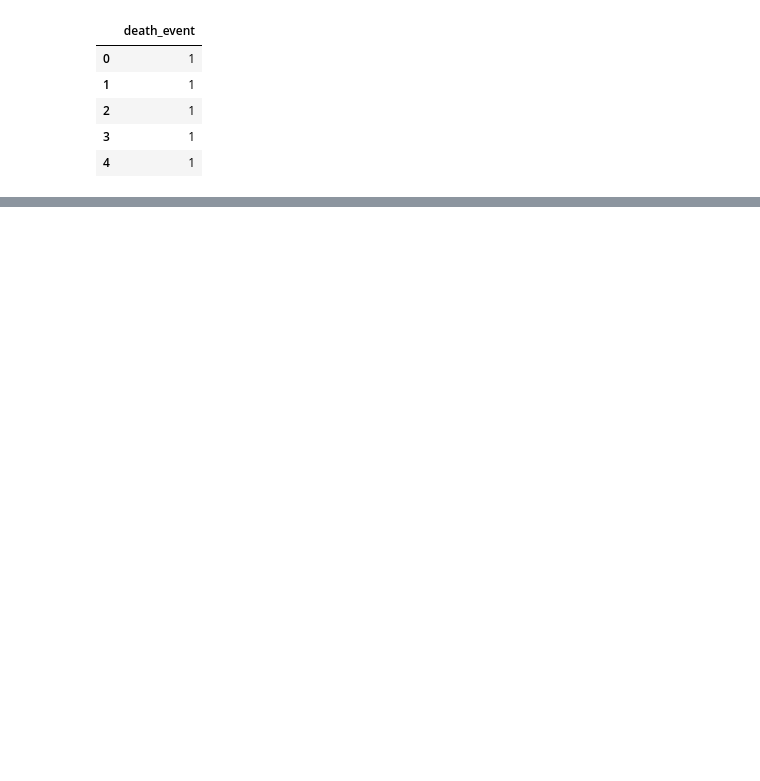
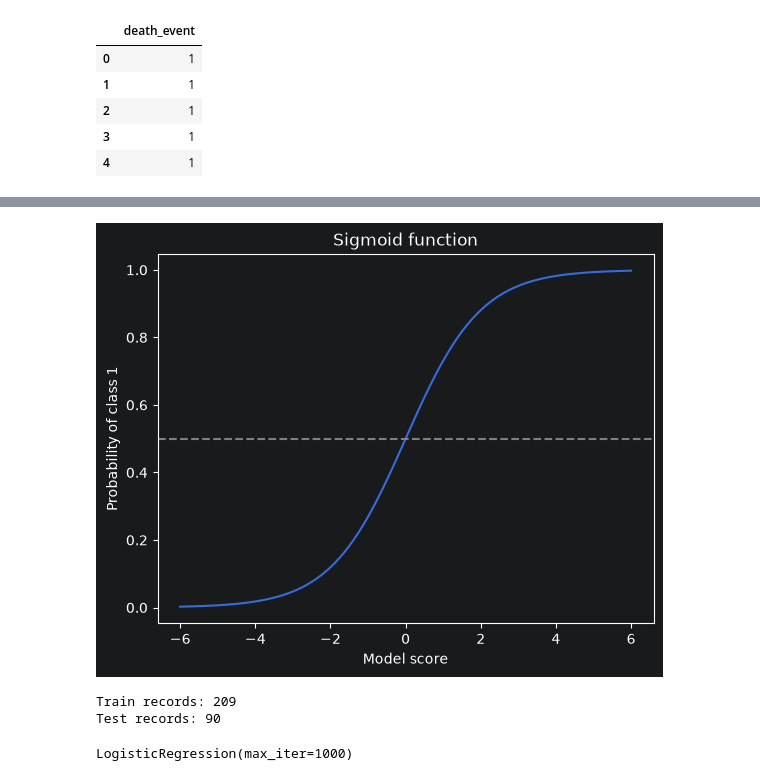
Before and after one commit to mirosssha/AIBDApython, a Jupyter notebook: NSU_ML/Labs/lab03.ipynb, the cells around one changed output, grey strips where cells are left out. Cells and saved outputs as stored; diff of their text form; code cells hidden in the pictures; blank space fills up the shorter version.

```diff
--- a/NSU_ML/Labs/lab03.ipynb
+++ b/NSU_ML/Labs/lab03.ipynb
@@ -96,0 +122,22 @@ y.head()
+# %%
+z = np.linspace(-6, 6, 100)
+probability = 1 / (1 + np.exp(-z))
+
+plt.plot(z, probability)
+plt.axhline(0.5, linestyle="--", color="gray")
+plt.xlabel("Model score")
+plt.ylabel("Probability of class 1")
+plt.title("Sigmoid function")
+plt.show()
+# %% [output]
+[figure, added]
+# %%
+X_train, X_test, y_train, y_test = train_test_split(
+    X, target, test_size=0.3, random_state=42, stratify=target
+)
+
+print("Train records:", len(X_train))
+print("Test records:", len(X_test))
+# %% [output]
+Train records: 209
+Test records: 90
@@ -96,0 +149,5 @@ y.head()
+# %%
+model = LogisticRegression(max_iter=1000)
+model.fit(X_train_scaled, y_train)
+# %% [output]
+LogisticRegression(max_iter=1000)
```
Also changed, not shown: parts of 8 cells of this notebook, 2 other files.
